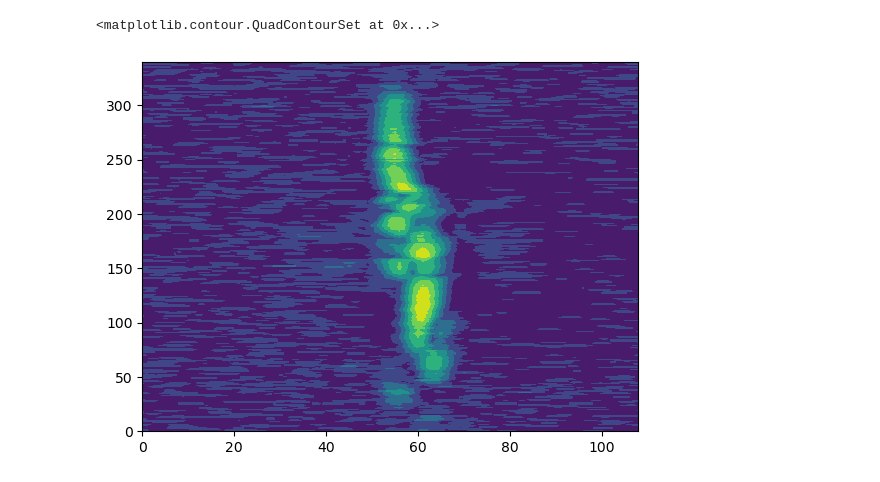
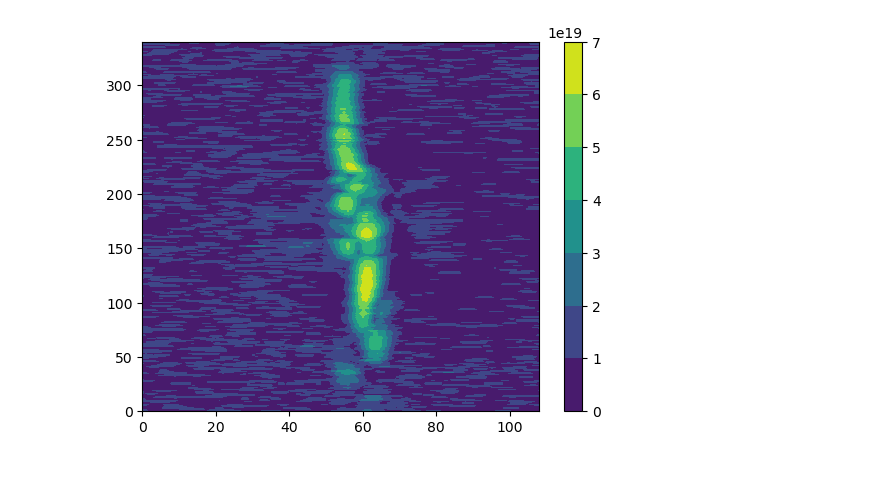
Before and after one commit to lizzy8587/HRRP_ATR, a Jupyter notebook: tmp.ipynb, the cells around one changed output. Cells and saved outputs as stored; diff of their text form; code cells hidden in the pictures.

Commit message:
add Yantai data-process function

```diff
--- a/tmp.ipynb
+++ b/tmp.ipynb
@@ -10,10 +6,6 @@ z = abs(z)
-# %%
-x,y = np.meshgrid(
-    np.linspace(0,z.shape[1]-1,z.shape[1]),
-    np.linspace(0,z.shape[0]-1,z.shape[0])
-)
-
-plt.contourf(x, y, z)
-# %% [output]
-<matplotlib.contour.QuadContourSet at 0x...>
-[figure, removed]
+# %%
+mat_path = r'G:\烟台实验数据已切\hrrp标注\146\123456789+训练舰\d1461data.mat'
+hrrp2d = YantaiData.read_hrrp_mat(mat_path)
+YantaiData.plot_hrrp2d(hrrp2d, colorbar=True)
+# %% [output]
+[figure, added]
```
Also changed, not shown: parts of 3 cells of this notebook, 6 other files.
